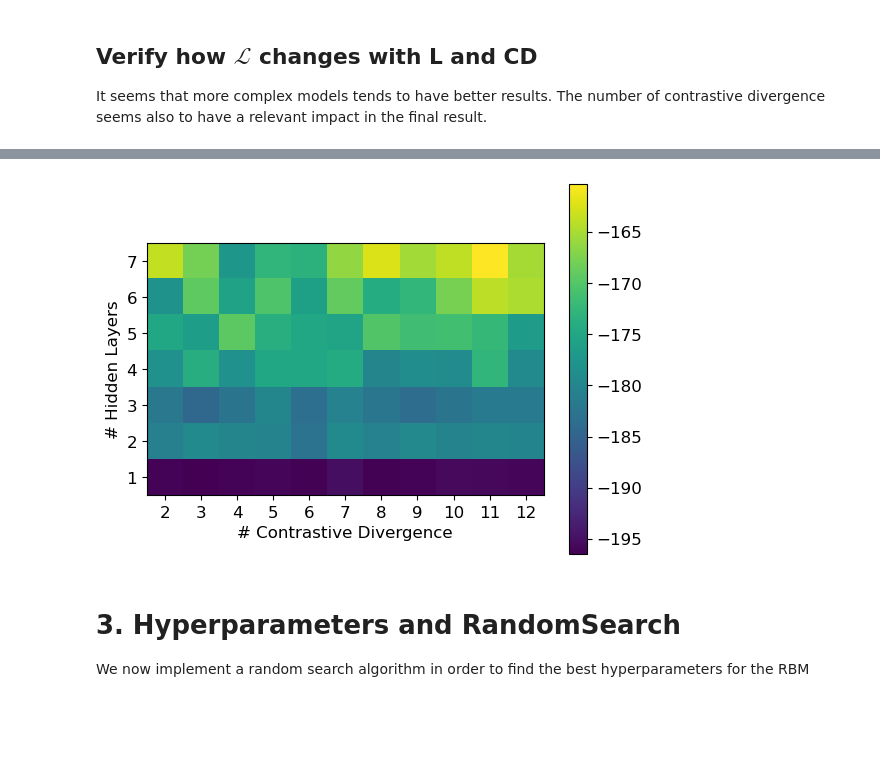
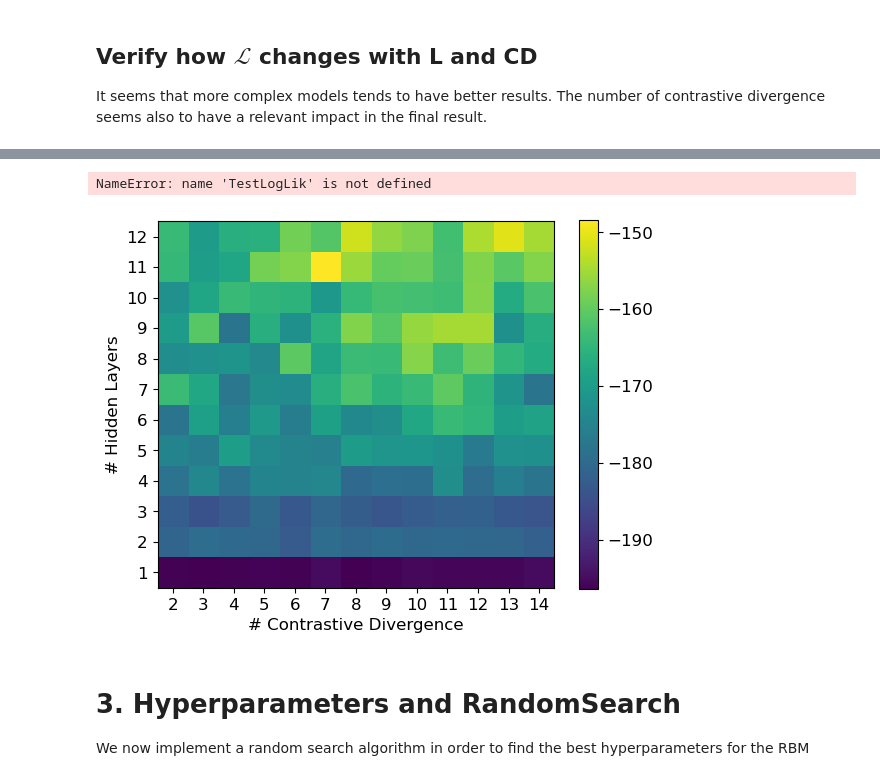
Before and after one commit to FrancescoLR02/LCP-Mod-B-Exercises, a Jupyter notebook: ex2_RBM/group2503_exercise2.ipynb, the cells around one changed output, grey strips where cells are left out. Cells and saved outputs as stored; diff of their text form; code cells hidden in the pictures; blank space fills up the shorter version.

```diff
--- a/ex2_RBM/group2503_exercise2.ipynb
+++ b/ex2_RBM/group2503_exercise2.ipynb
@@ -954,23 +981,43 @@ Nt_range = [2, 3, 4, 5, 6, 7, 8, 9, 10, 11, 12]
+# %%
+# test = np.concatenate((TestLogLik, MoreTestLogLik), axis = 1)
+# testSTD = np.concatenate((stdLL, MorestdLL), axis = 1)
+
+# test
+
+
+# np.save('TestLLmean2.npy', test)
+# np.save('TestLLstd2.npy', testSTD)
+
+testSTD= np.load('TestLLstd2.npy')
+
+
+testSTD
+# %% [output]
+NameError: name 'TestLogLik' is not defined
 # %%
-TestLogLik = np.load('TestLogLik1.npy')
-stdLL = np.load('stdLL1.npy')
+L_range = [1, 2, 3, 4, 5, 6, 7, 8, 9, 10, 11, 12]
+Nt_range = [2, 3, 4, 5, 6, 7, 8, 9, 10, 11, 12, 13, 14]
+
+TestLLmean = np.load('TestLLmean2.npy')
+testSTD= np.load('TestLLstd2.npy')
+
 
 #plt.figure(figsize=(8, 8))
-plt.imshow(TestLogLik)
+plt.imshow(TestLLmean)
 plt.gca().invert_yaxis()
 plt.colorbar()
 
 x, y = np.meshgrid(np.arange(2), np.arange(2))
 #plt.scatter(x, y, color='white', s=10)  # Small dots at each point
-#plt.errorbar(x.ravel(), y.ravel(), yerr=stdLL.ravel(), fmt='none', ecolor='white', alpha=0.8)
+#plt.errorbar(x.ravel(), y.ravel(), yerr=testSTD.ravel(), fmt='none', ecolor='white', alpha=0.8)
 plt.xticks(ticks=np.arange(0, len(Nt_range)), labels=np.arange(2, len(Nt_range) + 2))
 plt.yticks(ticks=np.arange(0, len(L_range)), labels=np.arange(1, len(L_range) + 1))
 plt.xlabel("# Contrastive Divergence")
 plt.ylabel("# Hidden Layers")
 
 plt.show()
 # %% [output]
-[figure, old version]
+[figure, new version]
 # %% [markdown]
 # 3. Hyperparameters and RandomSearch
 
```
Also changed, not shown: parts of 3 cells of this notebook, 4 other files.
